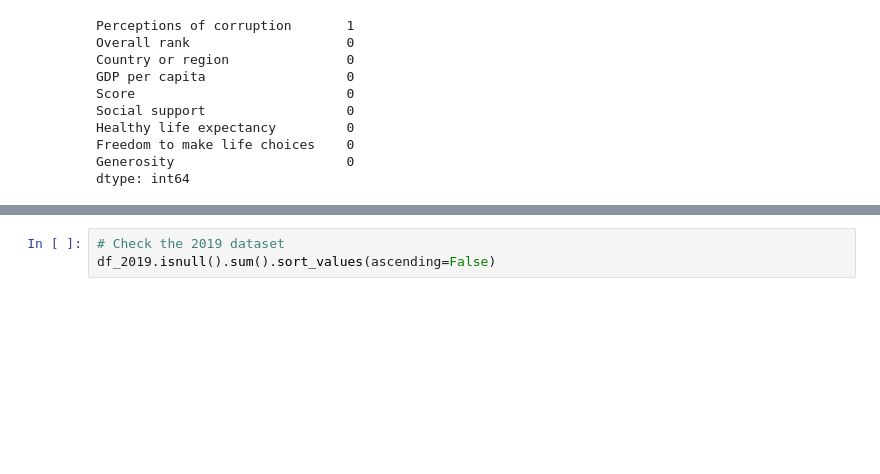
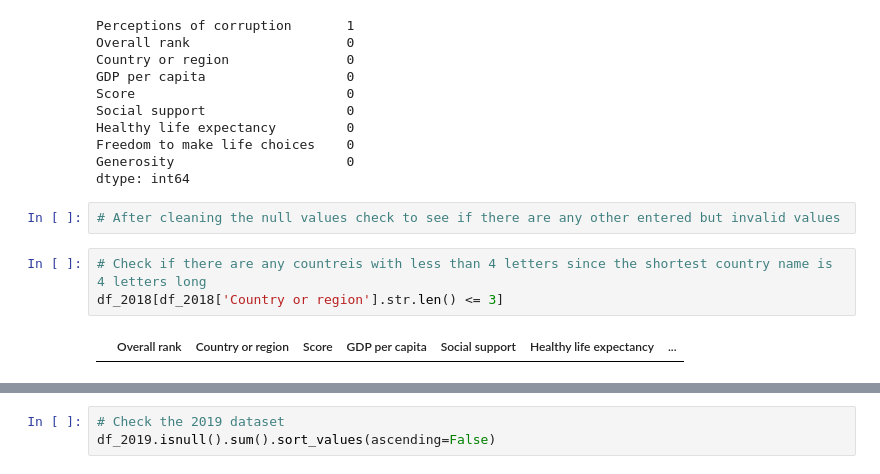
Before and after one commit to Tuwaiq-DS-ML-bootcamp-V-9/Usecase-2, a Jupyter notebook: EDA explain template.ipynb, the cells around one changed output, grey strips where cells are left out. Saved outputs shown, nothing was run; the diff lists cells and outputs as text; blank space fills up the shorter version.

```diff
--- a/EDA explain template.ipynb
+++ b/EDA explain template.ipynb
@@ -637,3 +816,10 @@ Healthy life expectancy         0
 Freedom to make life choices    0
 Generosity                      0
 dtype: int64
+# %%
+# After cleaning the null values check to see if there are any other entered but invalid values
+# %%
+# Check if there are any countreis with less than 4 letters since the shortest country name is 4 letters long
+df_2018[df_2018['Country or region'].str.len() <= 3]
+# %% [output]
+|  | Overall rank | Country or region | Score | GDP per capita | Social support | Healthy life expectancy | ... |
```
Also changed, not shown: parts of 23 cells of this notebook.
